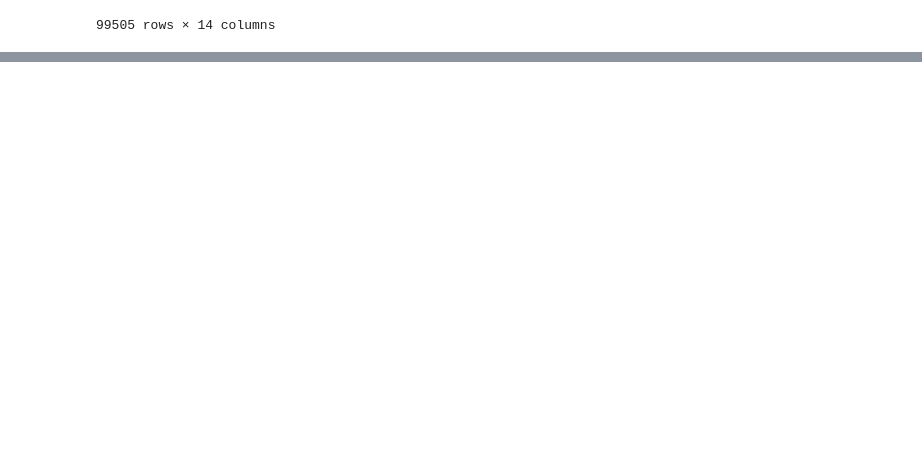
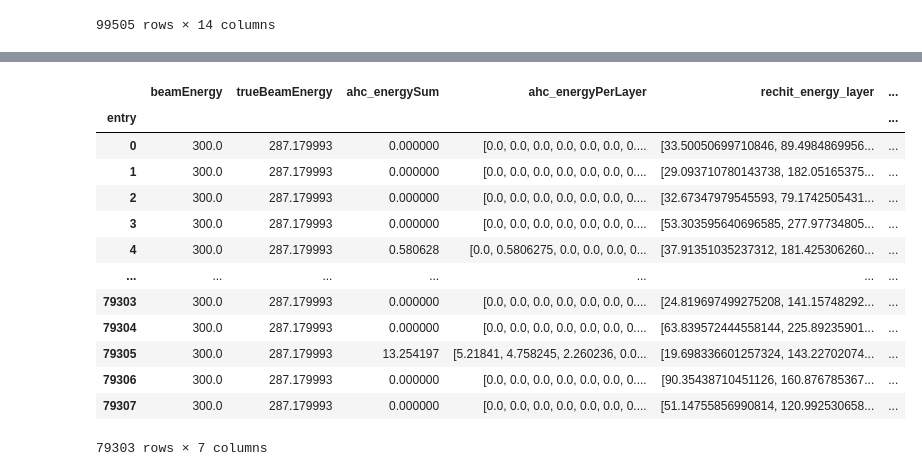
Before and after one commit to nitishkumarkv/HGCAL_DataAnalysis, a Jupyter notebook: Handling_Data.ipynb, the cells around one changed output, grey strips where cells are left out. Saved outputs shown, nothing was run; the diff lists cells and outputs as text; code cells hidden in the pictures; blank space fills up the shorter version.

```diff
--- a/Handling_Data.ipynb
+++ b/Handling_Data.ipynb
@@ -146,8 +203,26 @@ pion_data[:5]
 # %%
-pion_data["rechit_energy_layer"] = pion_data.apply(app, axis=1)
-pion_data["rechit_energy_Ecal"] = pion_data.rechit_energy_layer.map(lambda x : sum(x[:28]))
-pion_data["rechit_energy_Hcal"] = pion_data.rechit_energy_layer.map(lambda x : sum(x[28:]))
-pion_data["rechit_energy_Hcal_by_Ecal"] = pion_data.rechit_energy_Hcal / pion_data.rechit_energy_Ecal
-pion_data["std_x"] = pion_data.rechit_x.map(lambda x : np.std(x))
-pion_data["std_y"] = pion_data.rechit_y.map(lambda x : np.std(x))
-pion_data[:5]
+#pion_data["rechit_energy_layer"] = pion_data.apply(app, axis=1)
+#pion_data["rechit_energy_Ecal"] = pion_data.rechit_energy_layer.map(lambda x : sum(x[:28]))
+#pion_data["rechit_energy_Hcal"] = pion_data.rechit_energy_layer.map(lambda x : sum(x[28:]))
+#pion_data["rechit_energy_Hcal_by_Ecal"] = pion_data.rechit_energy_Hcal / pion_data.rechit_energy_Ecal
+#pion_data["std_x"] = pion_data.rechit_x.map(lambda x : np.std(x))
+#pion_data["std_y"] = pion_data.rechit_y.map(lambda x : np.std(x))
+#pion_data[:5]
+# %%
+pion_data_2 = pion_data.drop(columns=["event","NRechits","rechit_layer", "rechit_x", "rechit_y", "rechit_z", "rechit_iu", "rechit_iv", "rechit_energy", "ahc_nHits", "num_hits_layer" ])
+pion_data_2
+# %% [output]
+|  | beamEnergy | trueBeamEnergy | ahc_energySum | ahc_energyPerLayer | rechit_energy_layer | ... |
+| entry |  |  |  |  |  | ... |
+| 0 | 300.0 | 287.179993 | 0.000000 | [0.0, 0.0, 0.0, 0.0, 0.0, 0.0, 0.... | [33.50050699710846, 89.4984869956... | ... |
+| 1 | 300.0 | 287.179993 | 0.000000 | [0.0, 0.0, 0.0, 0.0, 0.0, 0.0, 0.... | [29.093710780143738, 182.05165375... | ... |
+| 2 | 300.0 | 287.179993 | 0.000000 | [0.0, 0.0, 0.0, 0.0, 0.0, 0.0, 0.... | [32.67347979545593, 79.1742505431... | ... |
+| 3 | 300.0 | 287.179993 | 0.000000 | [0.0, 0.0, 0.0, 0.0, 0.0, 0.0, 0.... | [53.303595640696585, 277.97734805... | ... |
+| 4 | 300.0 | 287.179993 | 0.580628 | [0.0, 0.5806275, 0.0, 0.0, 0.0, 0... | [37.91351035237312, 181.425306260... | ... |
+| ... | ... | ... | ... | ... | ... | ... |
+| 79303 | 300.0 | 287.179993 | 0.000000 | [0.0, 0.0, 0.0, 0.0, 0.0, 0.0, 0.... | [24.819697499275208, 141.15748292... | ... |
+| 79304 | 300.0 | 287.179993 | 0.000000 | [0.0, 0.0, 0.0, 0.0, 0.0, 0.0, 0.... | [63.839572444558144, 225.89235901... | ... |
+| 79305 | 300.0 | 287.179993 | 13.254197 | [5.21841, 4.758245, 2.260236, 0.0... | [19.698336601257324, 143.22702074... | ... |
+| 79306 | 300.0 | 287.179993 | 0.000000 | [0.0, 0.0, 0.0, 0.0, 0.0, 0.0, 0.... | [90.35438710451126, 160.876785367... | ... |
+| 79307 | 300.0 | 287.179993 | 0.000000 | [0.0, 0.0, 0.0, 0.0, 0.0, 0.0, 0.... | [51.14755856990814, 120.992530658... | ... |
+79303 rows × 7 columns
```
Also changed, not shown: parts of 35 cells of this notebook, 2 other files.
